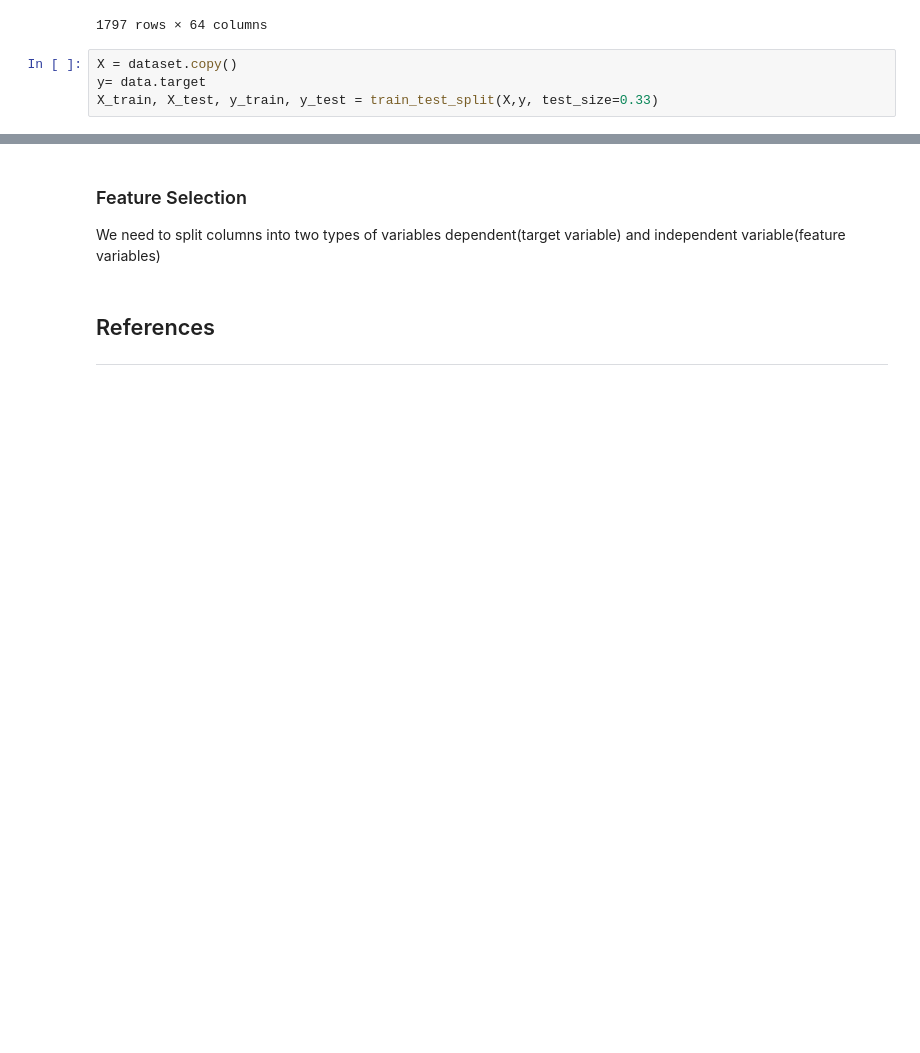
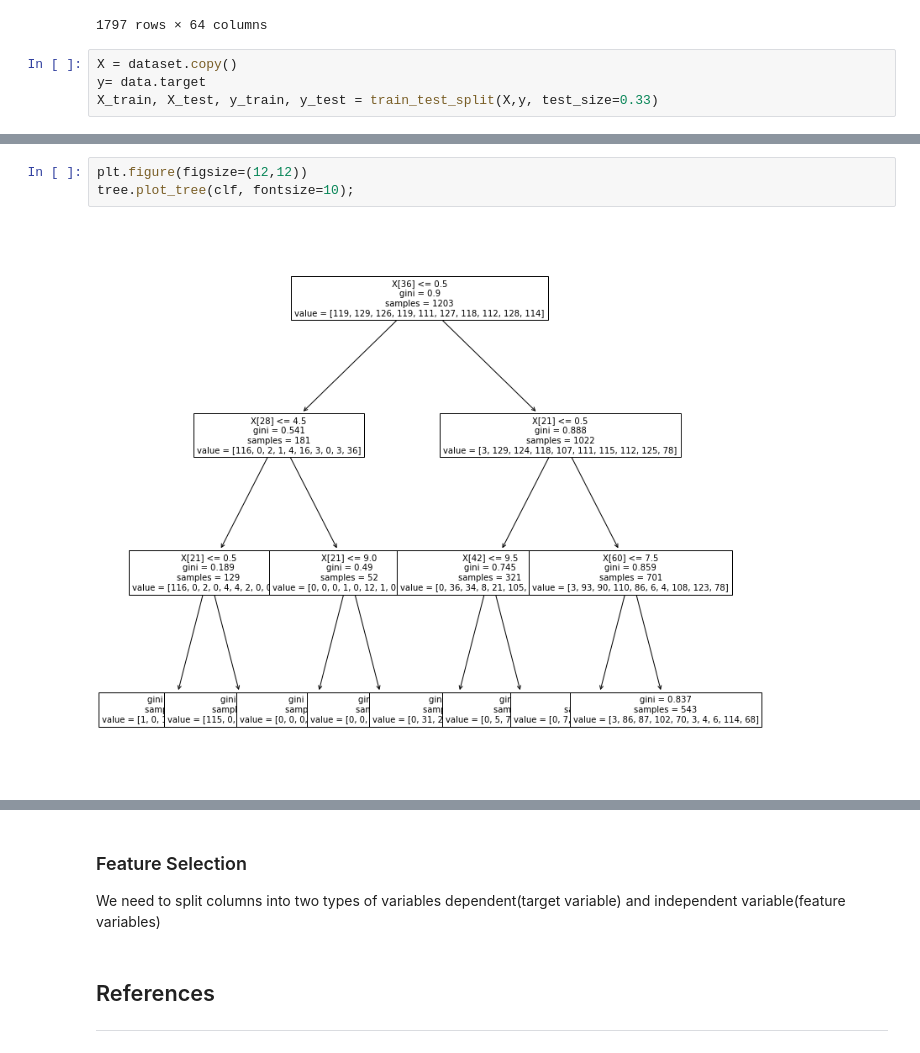
Before and after one commit to wojtekpogo/emerging-technologies, a Jupyter notebook: decisionTreeClassification.ipynb, the cells around one changed output, grey strips where cells are left out. Cells and saved outputs as stored; diff of their text form; blank space fills up the shorter version.

```diff
--- a/decisionTreeClassification.ipynb
+++ b/decisionTreeClassification.ipynb
@@ -76,3 +85,8 @@ NameError: name 'dt' is not defined
+# %%
+plt.figure(figsize=(12,12))
+tree.plot_tree(clf, fontsize=10);
+# %% [output]
+[figure, added]
 # %%
 #Predict the response for test dataset
 prediction = clf.predict(X_test)
```
Also changed, not shown: parts of 12 cells of this notebook, 2 other files.
